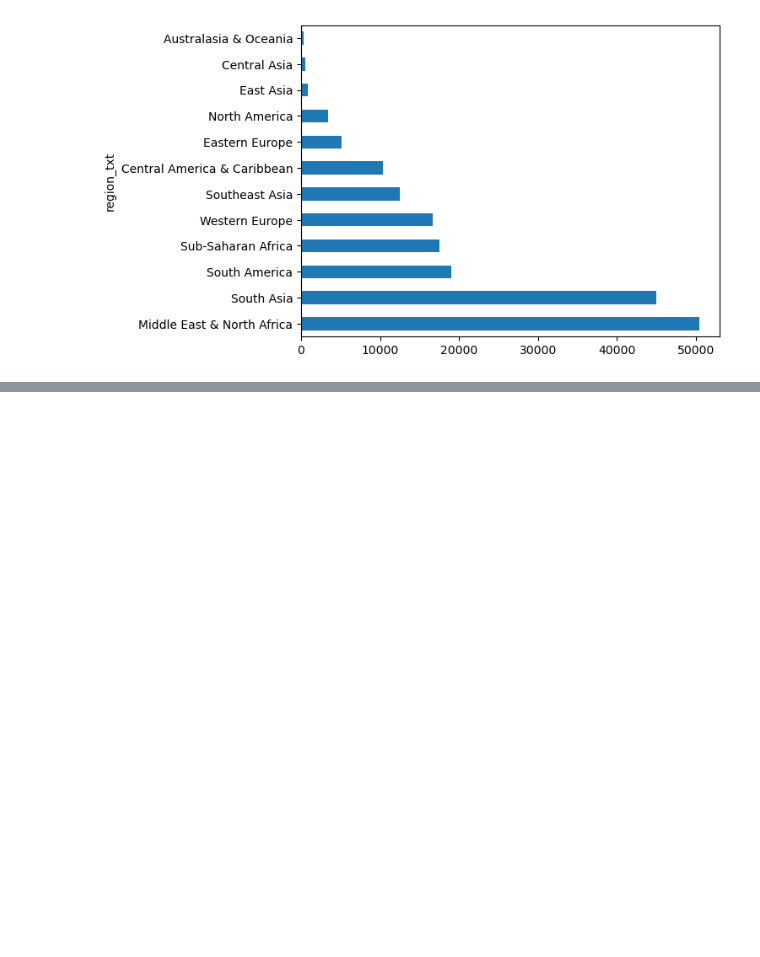
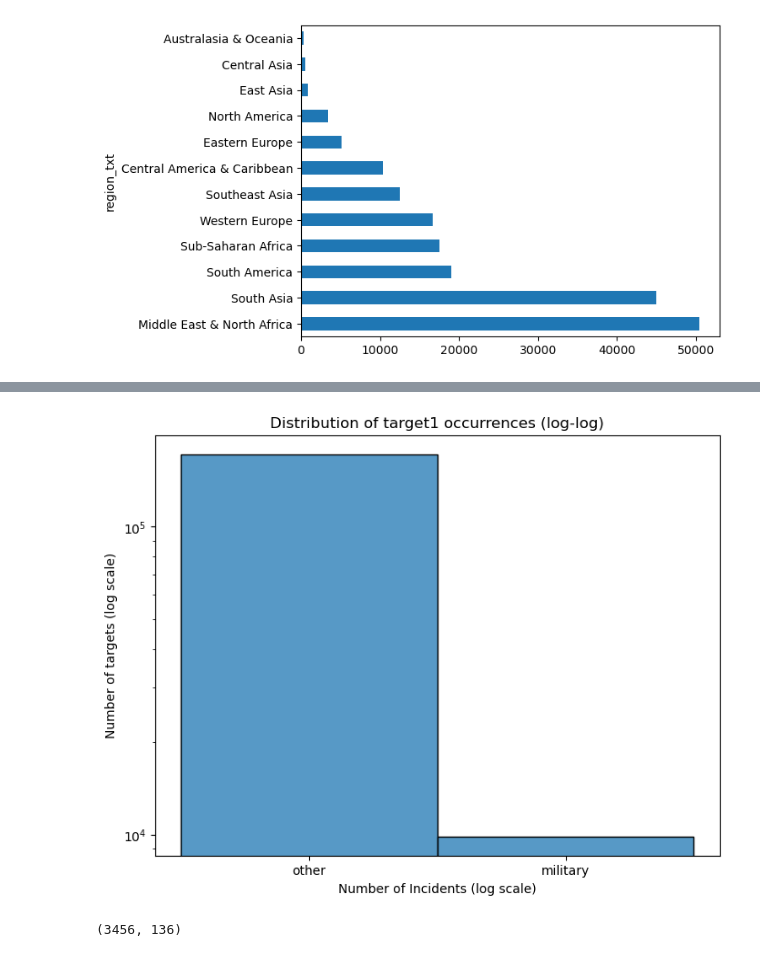
Before and after one commit to hhnguyen72/terrorism, a Jupyter notebook: notebooks/notebook.ipynb, the cells around one changed output, grey strips where cells are left out. Saved outputs shown, nothing was run; the diff lists cells and outputs as text; code cells hidden in the pictures; blank space fills up the shorter version.

```diff
--- a/notebooks/notebook.ipynb
+++ b/notebooks/notebook.ipynb
@@ -198,0 +198,8 @@ incidents_per_region.plot(kind='barh')
+# %%
+military = [
+    "soldiers", "soldier",
+    "military unit", "unit",
+    "military base", "base",
+    "post", "outpost",
+    "camp"
+]
@@ -198,0 +210,2 @@ incidents_per_region.plot(kind='barh')
+# %%
+df['target'] = df['target1'].map(lambda x: 'military' if str(x).lower() in military else 'other')
@@ -198,0 +232,14 @@ incidents_per_region.plot(kind='barh')
+# %%
+fig, ax = plt.subplots(figsize=(8,6))
+sns.histplot(df['target'], bins=30, log=True)
+plt.xlabel('Number of Incidents (log scale)')
+plt.ylabel('Number of targets (log scale)')
+plt.title('Distribution of target1 occurrences (log-log)')
+plt.show()
+# %% [output]
+[figure, added]
+# %%
+north_america = df[df['region_txt'] == 'North America']
+north_america.shape
+# %% [output]
+(3456, 136)
```
Also changed, not shown: parts of 28 cells of this notebook, 1 other file.
